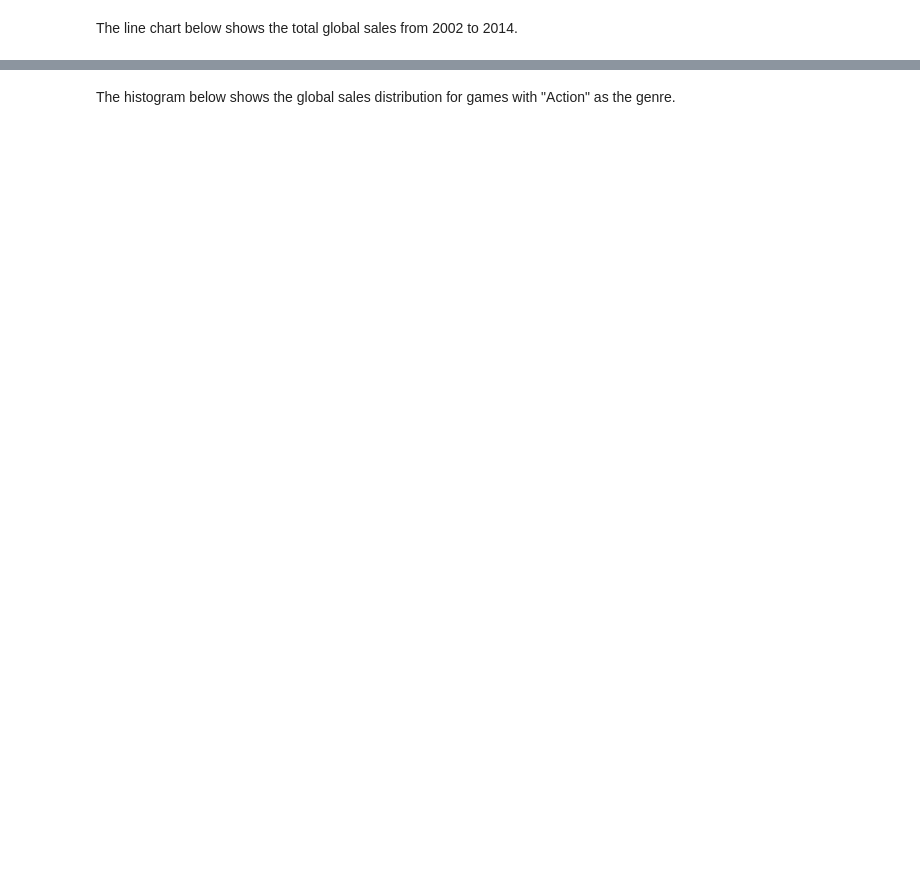
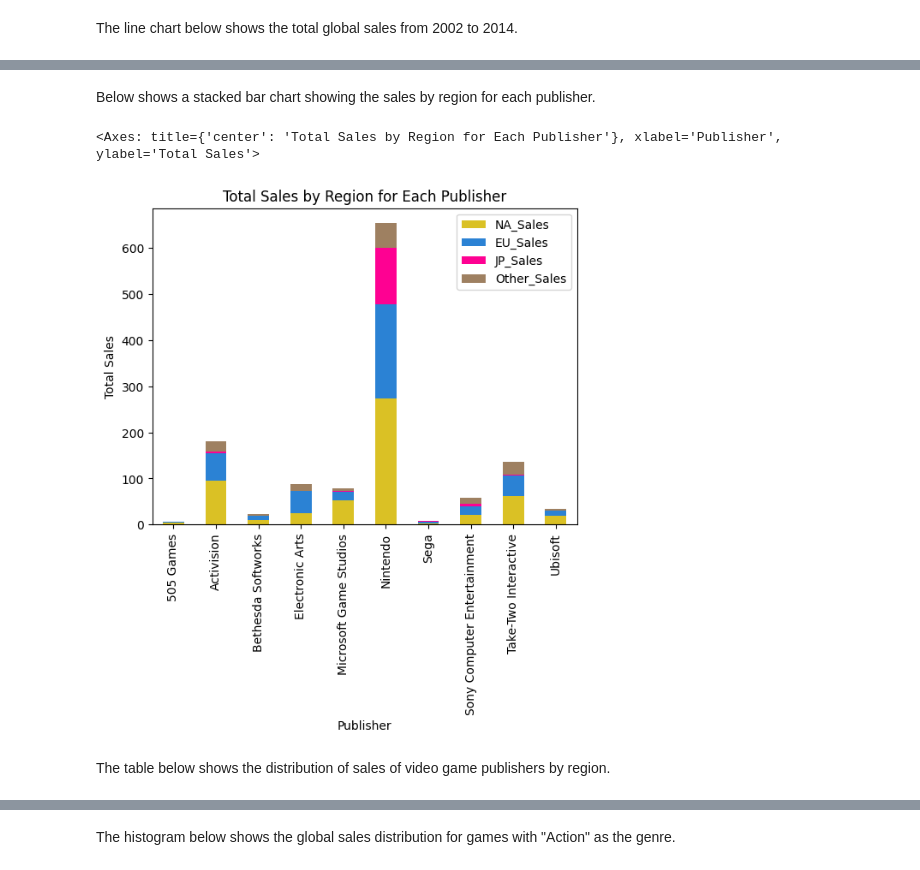
Before and after one commit to koalfred/videogamesales, a Jupyter notebook: Video Game Sales.ipynb, the cells around one changed output, grey strips where cells are left out. Saved outputs shown, nothing was run; the diff lists cells and outputs as text; code cells hidden in the pictures; blank space fills up the shorter version.

```diff
--- a/Video Game Sales.ipynb
+++ b/Video Game Sales.ipynb
@@ -28,0 +99,10 @@ axes.set(xlabel='Year', ylabel='Global Sales', title='Global Sales')
+# %% [markdown]
+Below shows a stacked bar chart showing the sales by region for each publisher.
+# %%
+total_global_sales = sales.groupby('Publisher').sum().loc[:, ["NA_Sales", "EU_Sales", "JP_Sales", "Other_Sales"]]
+total_global_sales.plot.bar(stacked=True, title='Total Sales by Region for Each Publisher', ylabel='Total Sales', color=['#dac125', '#2b82d4', '#fe0192', '#9e8061'])
+# %% [output]
+<Axes: title={'center': 'Total Sales by Region for Each Publisher'}, xlabel='Publisher', ylabel='Total Sales'>
+[figure, added]
+# %% [markdown]
+The table below shows the distribution of sales of video game publishers by region.
```
Also changed, not shown: parts of 46 cells of this notebook.
